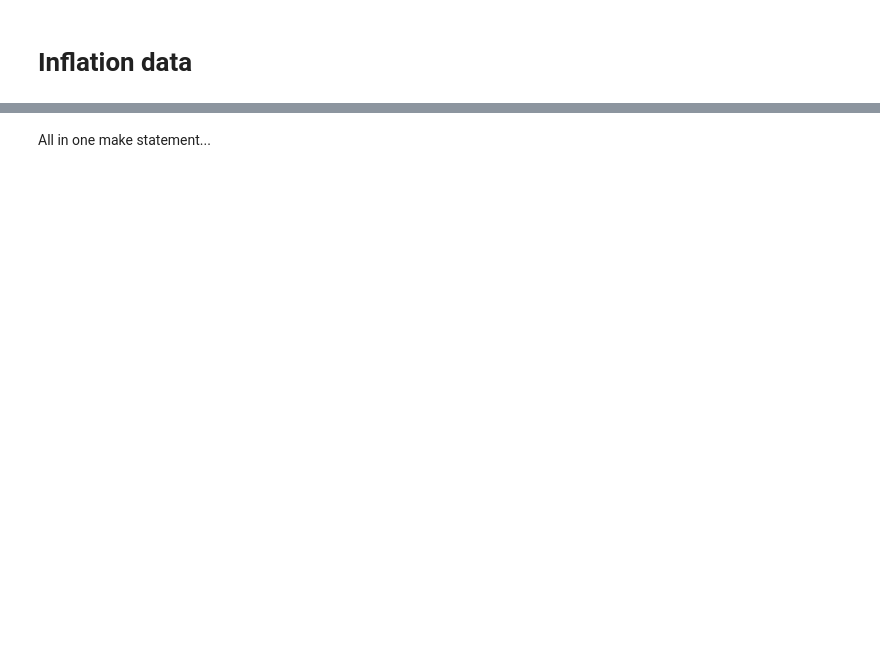
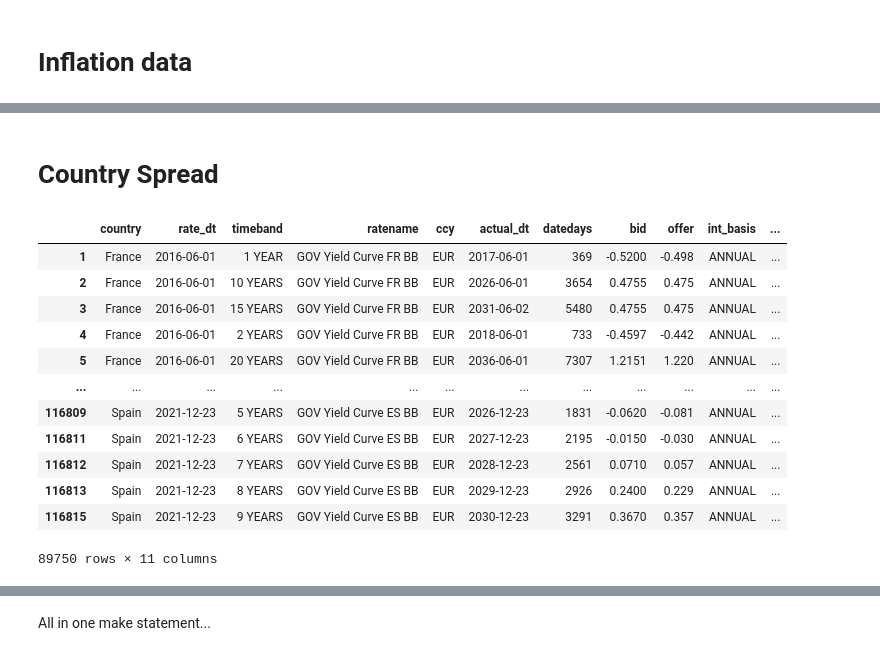
Before and after one commit to Merijn68/BondTrading, a Jupyter notebook: notebooks/02_data_preperation.ipynb, the cells around one changed output, grey strips where cells are left out. Cells and saved outputs as stored; diff of their text form; code cells hidden in the pictures; blank space fills up the shorter version.

Commit message:
Add features - term spread

```diff
--- a/notebooks/02_data_preperation.ipynb
+++ b/notebooks/02_data_preperation.ipynb
@@ -226,0 +240,18 @@ df_bpiy = build_features.add_bid_offer_spread(df_bpiy)
+# %% [markdown]
+# Country Spread
+# %%
+df_yield
+# %% [output]
+|  | country | rate_dt | timeband | ratename | ccy | actual_dt | datedays | bid | offer | int_basis | ... |
+| 1 | France | 2016-06-01 | 1 YEAR | GOV Yield Curve FR BB | EUR | 2017-06-01 | 369 | -0.5200 | -0.498 | ANNUAL | ... |
+| 2 | France | 2016-06-01 | 10 YEARS | GOV Yield Curve FR BB | EUR | 2026-06-01 | 3654 | 0.4755 | 0.475 | ANNUAL | ... |
+| 3 | France | 2016-06-01 | 15 YEARS | GOV Yield Curve FR BB | EUR | 2031-06-02 | 5480 | 0.4755 | 0.475 | ANNUAL | ... |
+| 4 | France | 2016-06-01 | 2 YEARS | GOV Yield Curve FR BB | EUR | 2018-06-01 | 733 | -0.4597 | -0.442 | ANNUAL | ... |
+| 5 | France | 2016-06-01 | 20 YEARS | GOV Yield Curve FR BB | EUR | 2036-06-01 | 7307 | 1.2151 | 1.220 | ANNUAL | ... |
+| ... | ... | ... | ... | ... | ... | ... | ... | ... | ... | ... | ... |
+| 116809 | Spain | 2021-12-23 | 5 YEARS | GOV Yield Curve ES BB | EUR | 2026-12-23 | 1831 | -0.0620 | -0.081 | ANNUAL | ... |
+| 116811 | Spain | 2021-12-23 | 6 YEARS | GOV Yield Curve ES BB | EUR | 2027-12-23 | 2195 | -0.0150 | -0.030 | ANNUAL | ... |
+| 116812 | Spain | 2021-12-23 | 7 YEARS | GOV Yield Curve ES BB | EUR | 2028-12-23 | 2561 | 0.0710 | 0.057 | ANNUAL | ... |
+| 116813 | Spain | 2021-12-23 | 8 YEARS | GOV Yield Curve ES BB | EUR | 2029-12-23 | 2926 | 0.2400 | 0.229 | ANNUAL | ... |
+| 116815 | Spain | 2021-12-23 | 9 YEARS | GOV Yield Curve ES BB | EUR | 2030-12-23 | 3291 | 0.3670 | 0.357 | ANNUAL | ... |
+89750 rows × 11 columns
```
Also changed, not shown: parts of 24 cells of this notebook, 2 other files.
